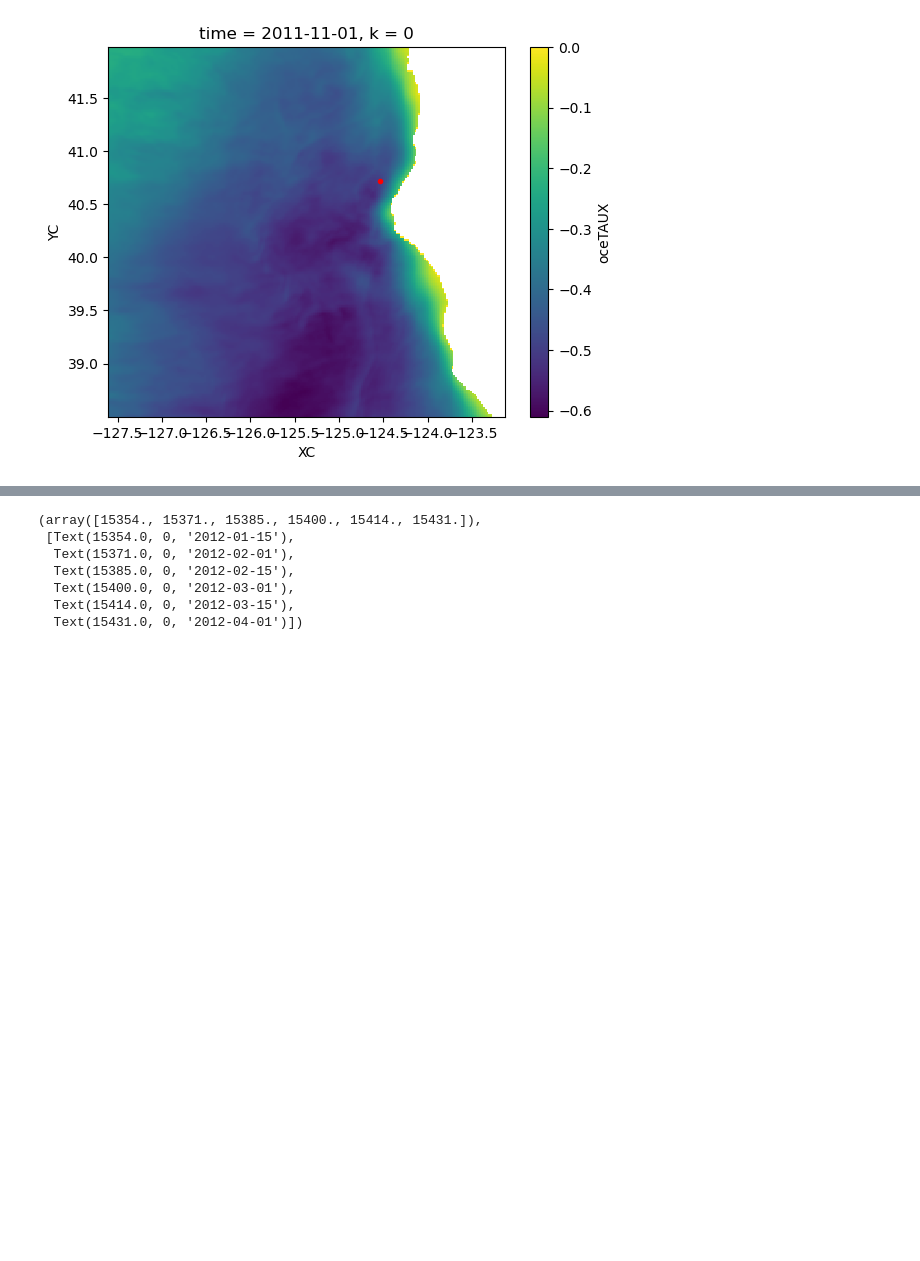
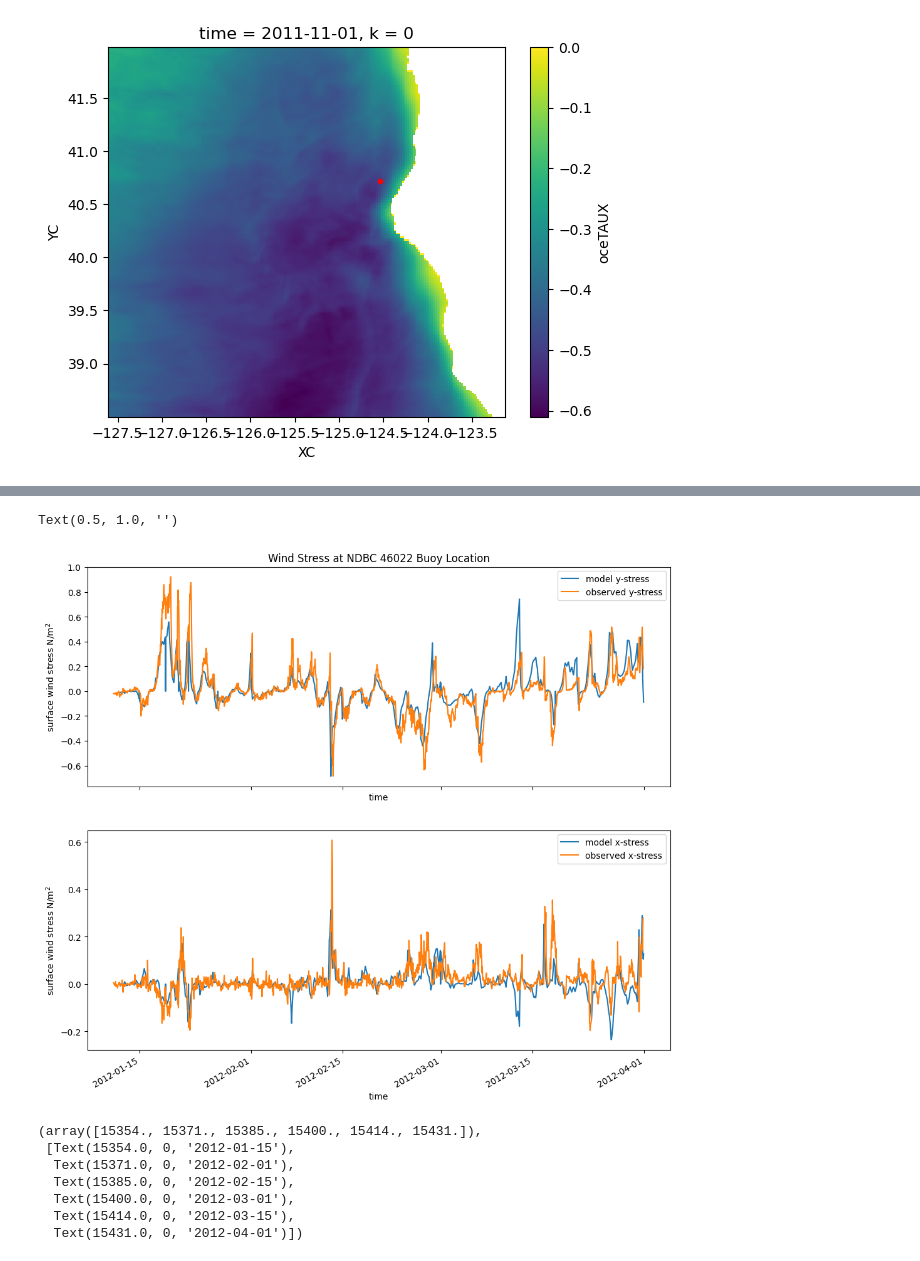
Before and after one commit to bdarbyMLML/cape_mend_SM_LCS, a Jupyter notebook: wind_stress.ipynb, the cells around one changed output, grey strips where cells are left out. Drawn from its saved outputs; the diff is of its cells as text; code cells hidden in the pictures; blank space fills up the shorter version.

```diff
--- a/wind_stress.ipynb
+++ b/wind_stress.ipynb
@@ -268,3 +297,19 @@ Text(0, 0.5, 'wind direction (DegT)')
+# %%
+fig,ax = plt.subplots(ncols=1, nrows=2,figsize=(12,10),sharex=True)
+taux_masked.sel(i = i_buoy,j=j_buoy,time=slice('2012-01-12','2012-03')).plot(label='model y-stress',ax=ax[0])
+(tauy_masked*-1).sel(i = i_buoy,j=j_buoy,time=slice('2012-01-12','2012-03')).plot(label='model x-stress',ax=ax[1])
+ax[0].set_ylabel('surface wind stress N/m$^2$')
+
+ax[0].plot(Wind_Stress['2012-01':'2012-04'].index,Wind_Stress['2012-01':'2012-04']['stress_y'],label='observed y-stress')
+ax[1].plot(Wind_Stress['2012-01':'2012-04'].index,Wind_Stress['2012-01':'2012-04']['stress_x'],label='observed x-stress')
+ax[1].set_ylabel('surface wind stress N/m$^2$')
+ax[0].legend()
+ax[1].legend()
+ax[0].set_title('Wind Stress at NDBC 46022 Buoy Location')
+ax[1].set_title('')
+# %% [output]
+Text(0.5, 1.0, '')
+[figure, added]
 # %%
 ax[1].plot(Wind_Stress['2012-01':'2012-04'].index,Wind_Stress['2012-01':'2012-04']['wind_dir'])
 ax[1].set_ylabel('wind direction (DegT)')
```
Also changed, not shown: parts of 7 cells of this notebook, 3 other files.
